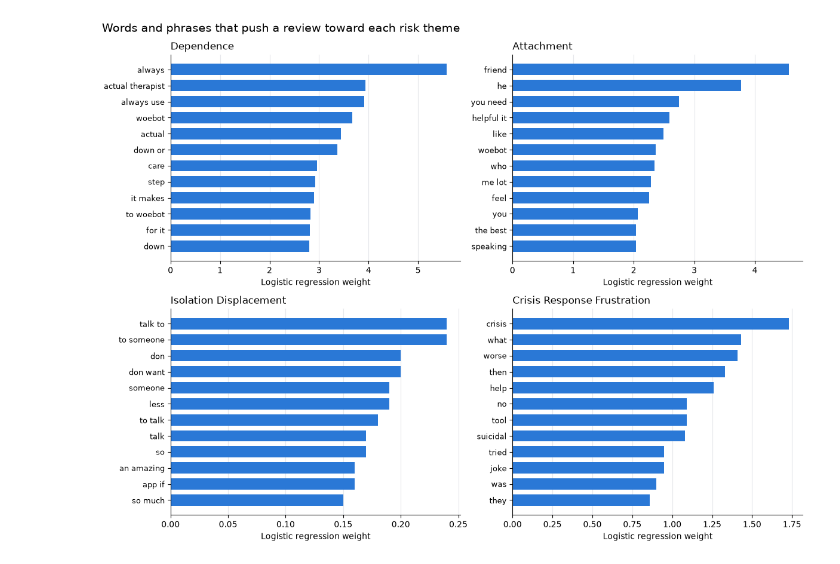
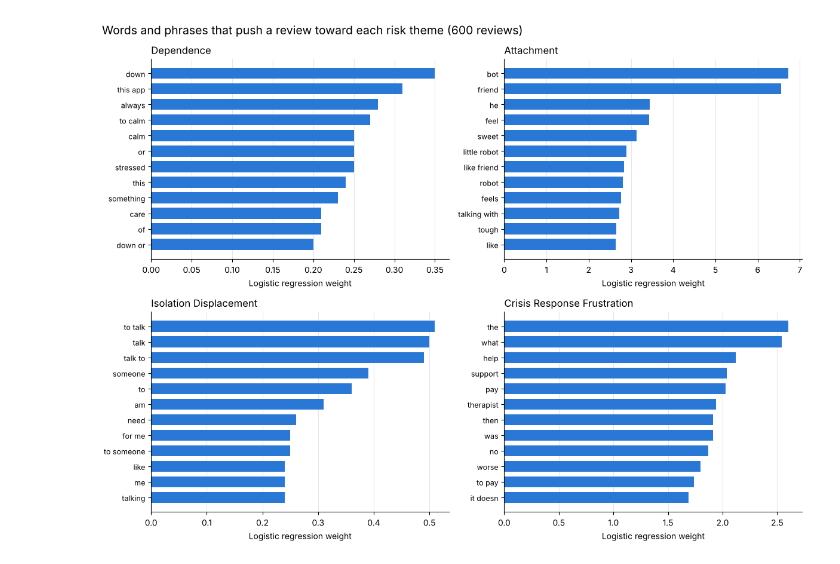
Before and after one commit to Break-Through-Tech/Cornell-1A-ai-companion-risk-radar, a Jupyter notebook: notebooks/logregbaseline.ipynb, the cells around one changed output. Drawn from its saved outputs; the diff is of its cells as text; code cells hidden in the pictures.

Commit message:
Rerun LR baseline on 600 audited reviews with 12x50 evaluation

```diff
--- a/notebooks/logregbaseline.ipynb
+++ b/notebooks/logregbaseline.ipynb
@@ -42,0 +28,10 @@ Other/None matches 'no theme': True
+# %%
+df = pd.read_csv("../data/annotated_training_test_set_600_samples.csv")
+LABEL_NAMES = ["dependence", "attachment", "isolation_displacement",
+               "crisis_response_frustration", "other_none"]
+RISK = LABEL_NAMES[:4]
+Y = pd.DataFrame({n: df["label_" + n].astype(str).str.strip().str.lower().eq("yes").astype(int)
+                  for n in LABEL_NAMES})
+X = df["review"].fillna("").astype(str)
+print("Reviews:", len(df))
+Y.sum().rename("positives").to_frame()
@@ -177,22 +173,16 @@ comparison.round(3)
 # %%
-final_models, top_words = {}, {}
-for label in risk_labels:
-    C = choices.loc[choices["label"] == label, "C"].mode().max() #C picked most often
-    model = make_model(C).fit(X, Y[label])
-    final_models[label] = model
-
-    vocab = model.named_steps["tfidfvectorizer"].get_feature_names_out()
-    coefs = model.named_steps["logisticregression"].coef_[0]
+top_words = {}
+for label in RISK:
+    C = choices.loc[choices["label"] == label, "C"].mode().max()
+    m = make_model(C).fit(X, Y[label])
+    vocab = m.named_steps["tfidfvectorizer"].get_feature_names_out()
+    coefs = m.named_steps["logisticregression"].coef_[0]
     order = np.argsort(coefs)
     top_words[label] = pd.DataFrame({
-        "toward theme": vocab[order[::-1][:15]],
-        "weight +": coefs[order[::-1][:15]].round(2),
-        "away from theme": vocab[order[:15]],
-        "weight -": coefs[order[:15]].round(2),
-    })
-
-for label in risk_labels:
-    print("\n" + label.replace("label_", "").upper())
+        "toward theme": vocab[order[::-1][:15]], "weight +": coefs[order[::-1][:15]].round(2),
+        "away from theme": vocab[order[:15]], "weight -": coefs[order[:15]].round(2)})
+for label in RISK:
+    print("\n" + label.upper())
     display(top_words[label])
 # %% [output]
 DEPENDENCE
@@ -266,17 +256,18 @@ CRISIS_RESPONSE_FRUSTRATION
 # %%
 fig, axes = plt.subplots(2, 2, figsize=(12, 9))
-for ax, label in zip(axes.ravel(), risk_labels):
+for ax, label in zip(axes.ravel(), RISK):
     t = top_words[label].head(12).iloc[::-1]
     ax.barh(t["toward theme"], t["weight +"], color="#2a78d6", height=0.7)
-    ax.set_title(label.replace("label_", "").replace("_", " ").title(), loc="left", fontsize=12)
+    ax.set_title(label.replace("_", " ").title(), loc="left", fontsize=12)
     ax.set_xlabel("Logistic regression weight")
     ax.tick_params(axis="y", labelsize=9)
     ax.grid(axis="x", color="#E5E7EB", linewidth=0.8)
     ax.set_axisbelow(True)
     for side in ("top", "right"):
         ax.spines[side].set_visible(False)
-fig.suptitle("Words and phrases that push a review toward each risk theme", x=0.01, ha="left", fontsize=14)
+fig.suptitle("Words and phrases that push a review toward each risk theme (600 reviews)",
+             x=0.01, ha="left", fontsize=14)
 plt.tight_layout()
 plt.show()
 # %% [output]
-[figure, old version]
+[figure, new version]
```
Also changed, not shown: parts of 22 cells of this notebook, 2 other files.
